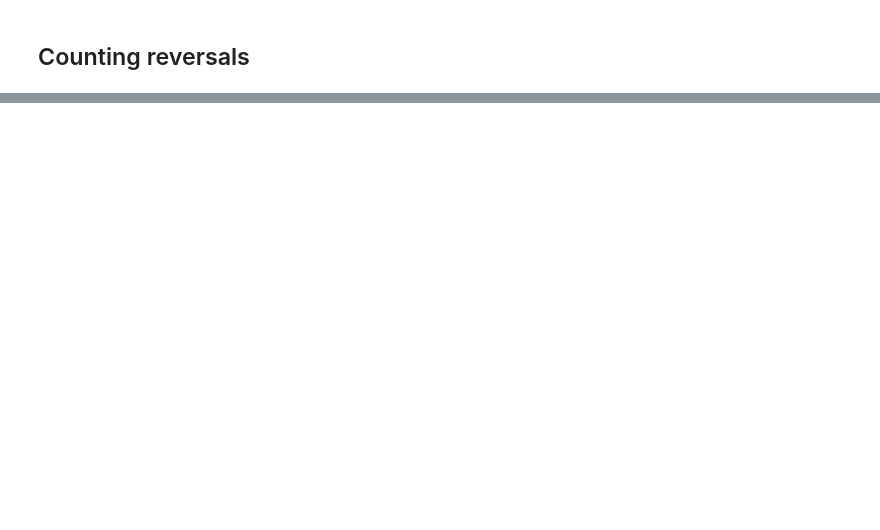
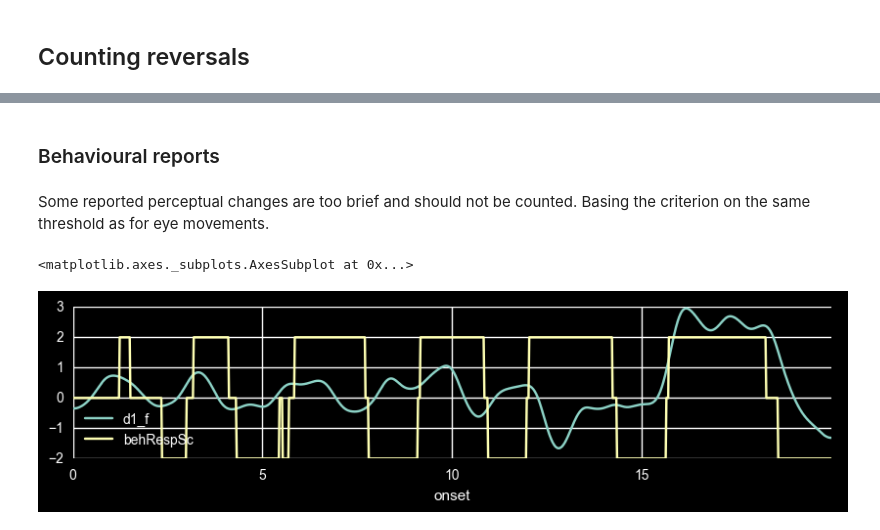
Before and after one commit to egorananyev/dg, a Jupyter notebook: an/em.ipynb, the cells around one changed output, grey strips where cells are left out. Drawn from its saved outputs; the diff is of its cells as text; code cells hidden in the pictures; blank space fills up the shorter version.

Commit message:
corrections to em filters (extrema-reversals association); duration calculations; yet to quantify beh resps

```diff
--- a/an/em.ipynb
+++ b/an/em.ipynb
@@ -283,7 +284,7 @@ emdf.plot(y='d1_smFltIntp', figsize=[10,2])
 <matplotlib.axes._subplots.AxesSubplot at 0x...>
 [figure]
 # %%
-emdf['d1_f'] = smooth(np.array(emdf.d1_smFltIntp), window_len*9)
+emdf['d1_f'] = smooth(np.array(emdf.d1_smFltIntp), window_len*7)
 # %% [markdown]
 # Combined data
 # %% [markdown]
@@ -310,7 +326,8 @@ print np.asarray(np.round(emdf.d1_f.index[zeroCros],1))
 #thrRevV = .46 # magnitude of velocity
 #thrRevT = .4 # time
 print '\ntime points of all extrema:'
-extrema = np.where(np.diff(np.sign(np.gradient(emdf.d1_f))))[0] # maxima/minima
+emdf.d1_f_d = np.gradient(emdf.d1_f)
+extrema = np.where(np.diff(np.sign(emdf.d1_f_d)))[0] # maxima/minima
 print np.asarray(np.round(emdf.d1_f.index[extrema],1))
 # the last extreme point has to exceed absolute value of the threshold velocity:
 #print np.where(abs(emdf.d1_f.iloc[extrema]) > thrRevV)
@@ -378,0 +434,9 @@ excluded reversals:
+# %% [markdown]
+### Behavioural reports
+# %% [markdown]
+Some reported perceptual changes are too brief and should not be counted. Basing the criterion on the same threshold as for eye movements.
+# %%
+emdf.plot(y=['d1_f','behRespSc'], figsize=[10,2])
+# %% [output]
+<matplotlib.axes._subplots.AxesSubplot at 0x...>
+[figure, added]
```
Also changed, not shown: parts of 15 cells of this notebook.
